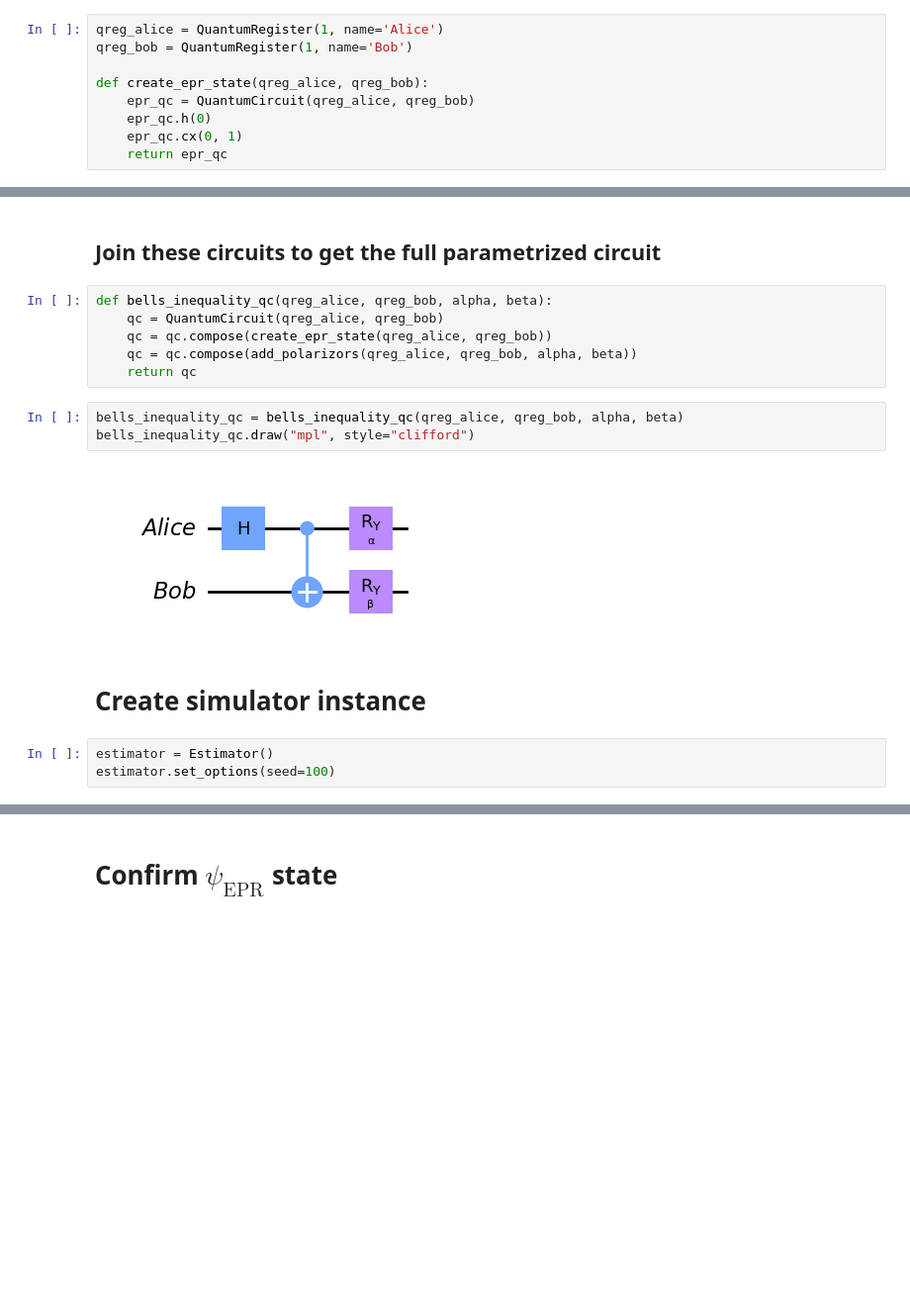
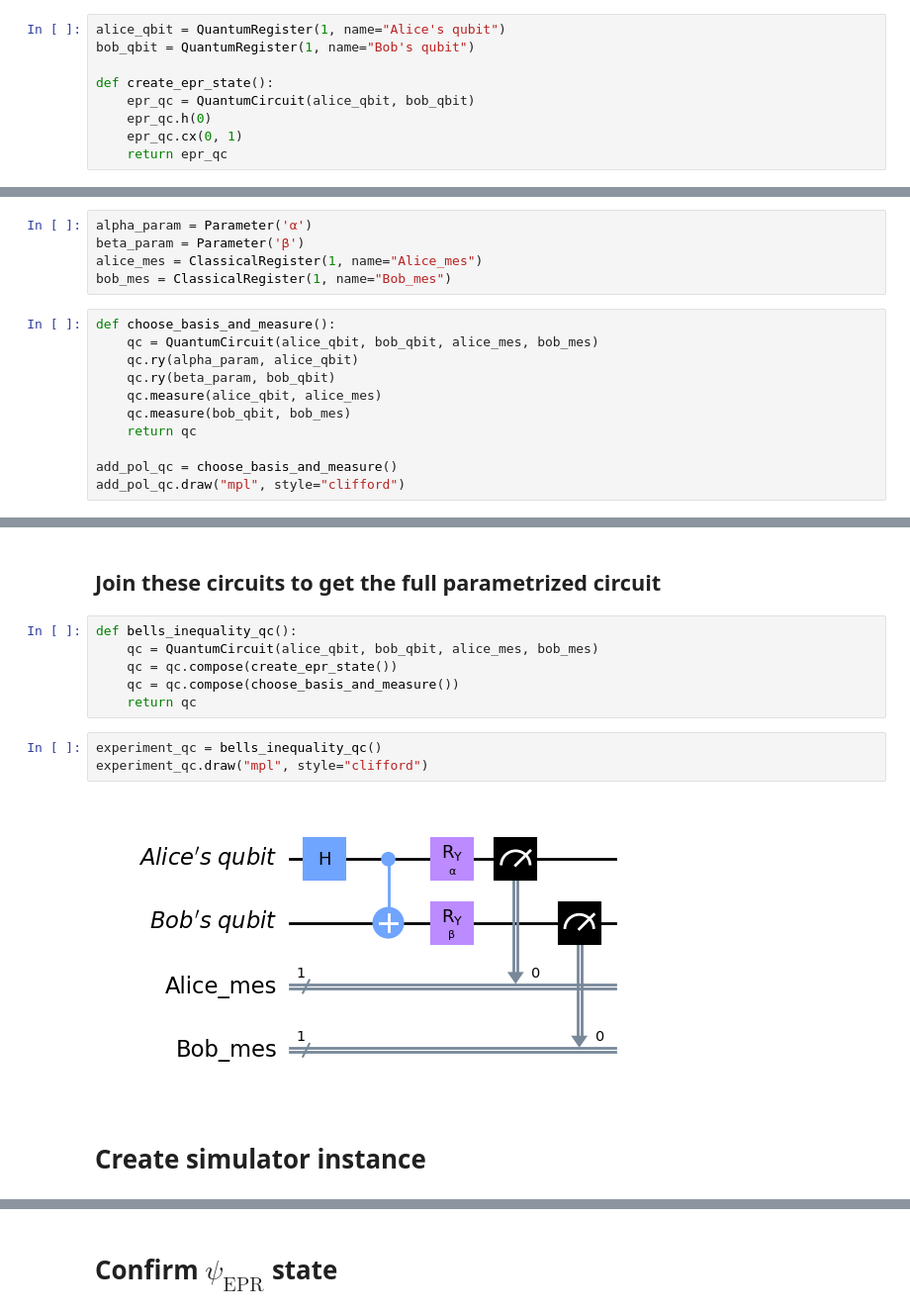
Before and after one commit to thspreetham98/bells_inequality_qiskit, a Jupyter notebook: bells.ipynb, the cells around one changed output, grey strips where cells are left out. Shown at 99% size. Saved outputs shown, nothing was run; the diff lists cells and outputs as text; blank space fills up the shorter version.

Commit message:
bells inequality violated

```diff
--- a/bells.ipynb
+++ b/bells.ipynb
@@ -23,11 +23,11 @@ $$E(\alpha, \beta) = \frac{ N(\alpha, \beta) + N(\alpha_{\perp}, \beta_{\perp})
 # %% [markdown]
 To create an entangled pair of photons i.e the $\psi_{\text{EPR}} = \frac{1}{\sqrt{2}} (\ket{00} + \ket{11})$ state we use the following circuit to create this Bell's state.
 # %%
-qreg_alice = QuantumRegister(1, name='Alice')
-qreg_bob = QuantumRegister(1, name='Bob')
+alice_qbit = QuantumRegister(1, name="Alice's qubit")
+bob_qbit = QuantumRegister(1, name="Bob's qubit")
 
-def create_epr_state(qreg_alice, qreg_bob):
-    epr_qc = QuantumCircuit(qreg_alice, qreg_bob)
+def create_epr_state():
+    epr_qc = QuantumCircuit(alice_qbit, bob_qbit)
     epr_qc.h(0)
     epr_qc.cx(0, 1)
     return epr_qc
@@ -57,0 +43,16 @@ add_pol_qc.draw("mpl", style="clifford")
+# %%
+alpha_param = Parameter('α')
+beta_param = Parameter('β')
+alice_mes = ClassicalRegister(1, name="Alice_mes")
+bob_mes = ClassicalRegister(1, name="Bob_mes")
+# %%
+def choose_basis_and_measure():
+    qc = QuantumCircuit(alice_qbit, bob_qbit, alice_mes, bob_mes)
+    qc.ry(alpha_param, alice_qbit)
+    qc.ry(beta_param, bob_qbit)
+    qc.measure(alice_qbit, alice_mes)
+    qc.measure(bob_qbit, bob_mes)
+    return qc
+
+add_pol_qc = choose_basis_and_measure()
+add_pol_qc.draw("mpl", style="clifford")
@@ -58,18 +61,15 @@ add_pol_qc.draw("mpl", style="clifford")
 # %% [markdown]
 ## Join these circuits to get the full parametrized circuit
 # %%
-def bells_inequality_qc(qreg_alice, qreg_bob, alpha, beta):
-    qc = QuantumCircuit(qreg_alice, qreg_bob)
-    qc = qc.compose(create_epr_state(qreg_alice, qreg_bob))
-    qc = qc.compose(add_polarizors(qreg_alice, qreg_bob, alpha, beta))
+def bells_inequality_qc():
+    qc = QuantumCircuit(alice_qbit, bob_qbit, alice_mes, bob_mes)
+    qc = qc.compose(create_epr_state())
+    qc = qc.compose(choose_basis_and_measure())
     return qc
 # %%
-bells_inequality_qc = bells_inequality_qc(qreg_alice, qreg_bob, alpha, beta)
-bells_inequality_qc.draw("mpl", style="clifford")
+experiment_qc = bells_inequality_qc()
+experiment_qc.draw("mpl", style="clifford")
 # %% [output]
-[figure, old version]
+[figure, new version]
 # %% [markdown]
 # Create simulator instance
-# %%
-estimator = Estimator()
-estimator.set_options(seed=100)
```
Also changed, not shown: parts of 48 cells of this notebook.
